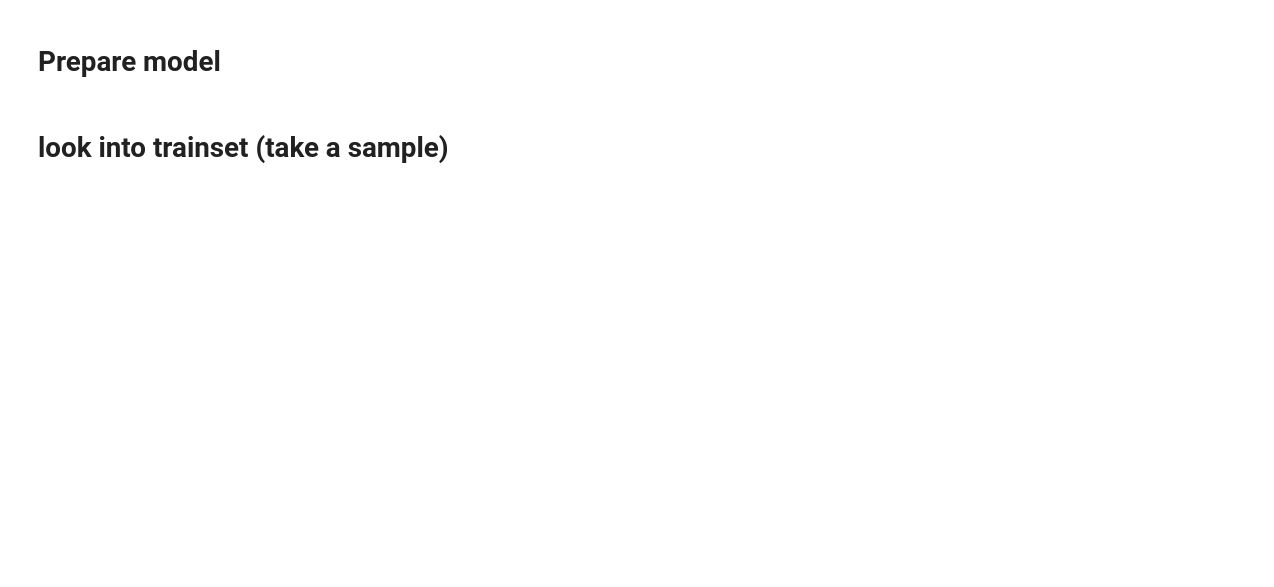
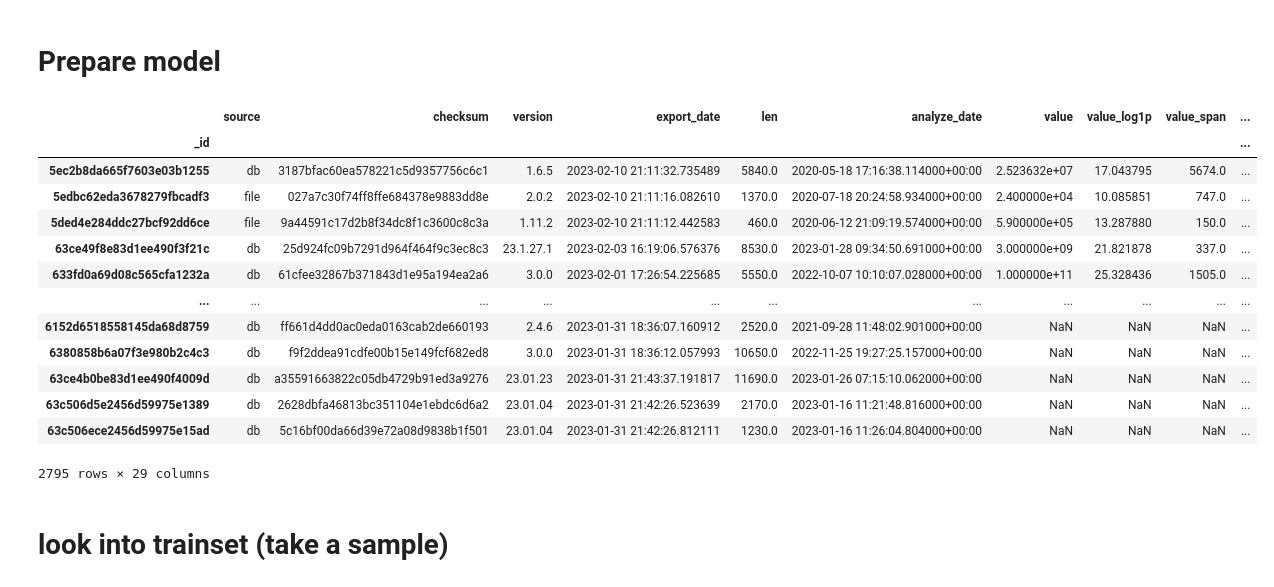
Before and after one commit to LitJane/analyser, a Jupyter notebook: trainsets/eval_contract_uber_model.ipynb, the cells around one changed output. Drawn from its saved outputs; the diff is of its cells as text; code cells hidden in the pictures; blank space fills up the shorter version.

```diff
--- a/trainsets/eval_contract_uber_model.ipynb
+++ b/trainsets/eval_contract_uber_model.ipynb
@@ -63,11 +83,26 @@ print(work_dir)
 # %%
 
-umtm = UberModelTrainsetManager (work_dir)
+umtm = UberModelTrainsetManager (work_dir, training_reports_path)
 umtm.load_contract_trainset_meta()
 stats = umtm.stats
 stats['sample_weight']=-1.0
 stats['subject_weight']=-1.0
 stats
+# %% [output]
+|  | source | checksum | version | export_date | len | analyze_date | value | value_log1p | value_span | ... |
+| _id |  |  |  |  |  |  |  |  |  | ... |
+| 5ec2b8da665f7603e03b1255 | db | 3187bfac60ea578221c5d9357756c6c1 | 1.6.5 | 2023-02-10 21:11:32.735489 | 5840.0 | 2020-05-18 17:16:38.114000+00:00 | 2.523632e+07 | 17.043795 | 5674.0 | ... |
+| 5edbc62eda3678279fbcadf3 | file | 027a7c30f74ff8ffe684378e9883dd8e | 2.0.2 | 2023-02-10 21:11:16.082610 | 1370.0 | 2020-07-18 20:24:58.934000+00:00 | 2.400000e+04 | 10.085851 | 747.0 | ... |
+| 5ded4e284ddc27bcf92dd6ce | file | 9a44591c17d2b8f34dc8f1c3600c8c3a | 1.11.2 | 2023-02-10 21:11:12.442583 | 460.0 | 2020-06-12 21:09:19.574000+00:00 | 5.900000e+05 | 13.287880 | 150.0 | ... |
+| 63ce49f8e83d1ee490f3f21c | db | 25d924fc09b7291d964f464f9c3ec8c3 | 23.1.27.1 | 2023-02-03 16:19:06.576376 | 8530.0 | 2023-01-28 09:34:50.691000+00:00 | 3.000000e+09 | 21.821878 | 337.0 | ... |
+| 633fd0a69d08c565cfa1232a | db | 61cfee32867b371843d1e95a194ea2a6 | 3.0.0 | 2023-02-01 17:26:54.225685 | 5550.0 | 2022-10-07 10:10:07.028000+00:00 | 1.000000e+11 | 25.328436 | 1505.0 | ... |
+| ... | ... | ... | ... | ... | ... | ... | ... | ... | ... | ... |
+| 6152d6518558145da68d8759 | db | ff661d4dd0ac0eda0163cab2de660193 | 2.4.6 | 2023-01-31 18:36:07.160912 | 2520.0 | 2021-09-28 11:48:02.901000+00:00 | NaN | NaN | NaN | ... |
+| 6380858b6a07f3e980b2c4c3 | db | f9f2ddea91cdfe00b15e149fcf682ed8 | 3.0.0 | 2023-01-31 18:36:12.057993 | 10650.0 | 2022-11-25 19:27:25.157000+00:00 | NaN | NaN | NaN | ... |
+| 63ce4b0be83d1ee490f4009d | db | a35591663822c05db4729b91ed3a9276 | 23.01.23 | 2023-01-31 21:43:37.191817 | 11690.0 | 2023-01-26 07:15:10.062000+00:00 | NaN | NaN | NaN | ... |
+| 63c506d5e2456d59975e1389 | db | 2628dbfa46813bc351104e1ebdc6d6a2 | 23.01.04 | 2023-01-31 21:42:26.523639 | 2170.0 | 2023-01-16 11:21:48.816000+00:00 | NaN | NaN | NaN | ... |
+| 63c506ece2456d59975e15ad | db | 5c16bf00da66d39e72a08d9838b1f501 | 23.01.04 | 2023-01-31 21:42:26.812111 | 1230.0 | 2023-01-16 11:26:04.804000+00:00 | NaN | NaN | NaN | ... |
+2795 rows × 29 columns
 # %% [markdown]
 # look into trainset (take a sample)
 # %%
```
Also changed, not shown: parts of 77 cells of this notebook, 16 other files.
